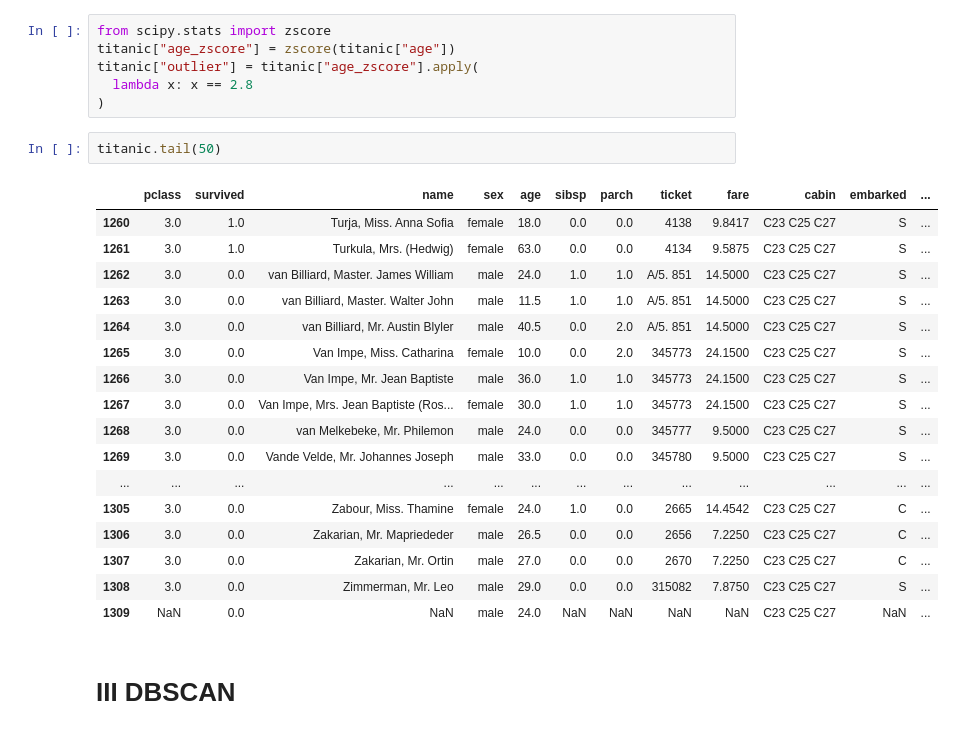
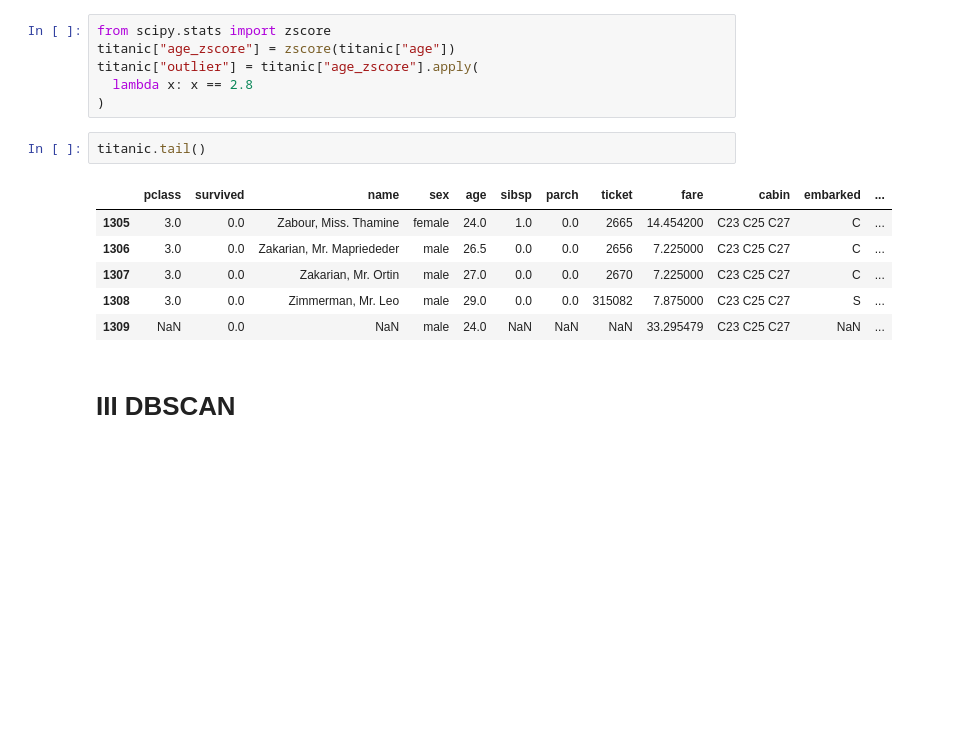
Before and after one commit to milosp-89/machine-learning-unl, a Jupyter notebook: anomaly-detection/adetection.ipynb, the cells around one changed output. Cells and saved outputs as stored; diff of their text form; blank space fills up the shorter version.

```diff
--- a/anomaly-detection/adetection.ipynb
+++ b/anomaly-detection/adetection.ipynb
@@ -162,25 +162,14 @@ titanic["outlier"] = titanic["age_zscore"].apply(
   lambda x: x == 2.8
 )
 # %%
-titanic.tail(50)
+titanic.tail()
 # %% [output]
 |  | pclass | survived | name | sex | age | sibsp | parch | ticket | fare | cabin | embarked | ... |
-| 1260 | 3.0 | 1.0 | Turja, Miss. Anna Sofia | female | 18.0 | 0.0 | 0.0 | 4138 | 9.8417 | C23 C25 C27 | S | ... |
-| 1261 | 3.0 | 1.0 | Turkula, Mrs. (Hedwig) | female | 63.0 | 0.0 | 0.0 | 4134 | 9.5875 | C23 C25 C27 | S | ... |
-| 1262 | 3.0 | 0.0 | van Billiard, Master. James William | male | 24.0 | 1.0 | 1.0 | A/5. 851 | 14.5000 | C23 C25 C27 | S | ... |
-| 1263 | 3.0 | 0.0 | van Billiard, Master. Walter John | male | 11.5 | 1.0 | 1.0 | A/5. 851 | 14.5000 | C23 C25 C27 | S | ... |
-| 1264 | 3.0 | 0.0 | van Billiard, Mr. Austin Blyler | male | 40.5 | 0.0 | 2.0 | A/5. 851 | 14.5000 | C23 C25 C27 | S | ... |
-| 1265 | 3.0 | 0.0 | Van Impe, Miss. Catharina | female | 10.0 | 0.0 | 2.0 | 345773 | 24.1500 | C23 C25 C27 | S | ... |
-| 1266 | 3.0 | 0.0 | Van Impe, Mr. Jean Baptiste | male | 36.0 | 1.0 | 1.0 | 345773 | 24.1500 | C23 C25 C27 | S | ... |
-| 1267 | 3.0 | 0.0 | Van Impe, Mrs. Jean Baptiste (Ros... | female | 30.0 | 1.0 | 1.0 | 345773 | 24.1500 | C23 C25 C27 | S | ... |
-| 1268 | 3.0 | 0.0 | van Melkebeke, Mr. Philemon | male | 24.0 | 0.0 | 0.0 | 345777 | 9.5000 | C23 C25 C27 | S | ... |
-| 1269 | 3.0 | 0.0 | Vande Velde, Mr. Johannes Joseph | male | 33.0 | 0.0 | 0.0 | 345780 | 9.5000 | C23 C25 C27 | S | ... |
-| ... | ... | ... | ... | ... | ... | ... | ... | ... | ... | ... | ... | ... |
-| 1305 | 3.0 | 0.0 | Zabour, Miss. Thamine | female | 24.0 | 1.0 | 0.0 | 2665 | 14.4542 | C23 C25 C27 | C | ... |
-| 1306 | 3.0 | 0.0 | Zakarian, Mr. Mapriededer | male | 26.5 | 0.0 | 0.0 | 2656 | 7.2250 | C23 C25 C27 | C | ... |
-| 1307 | 3.0 | 0.0 | Zakarian, Mr. Ortin | male | 27.0 | 0.0 | 0.0 | 2670 | 7.2250 | C23 C25 C27 | C | ... |
-| 1308 | 3.0 | 0.0 | Zimmerman, Mr. Leo | male | 29.0 | 0.0 | 0.0 | 315082 | 7.8750 | C23 C25 C27 | S | ... |
-| 1309 | NaN | 0.0 | NaN | male | 24.0 | NaN | NaN | NaN | NaN | C23 C25 C27 | NaN | ... |
+| 1305 | 3.0 | 0.0 | Zabour, Miss. Thamine | female | 24.0 | 1.0 | 0.0 | 2665 | 14.454200 | C23 C25 C27 | C | ... |
+| 1306 | 3.0 | 0.0 | Zakarian, Mr. Mapriededer | male | 26.5 | 0.0 | 0.0 | 2656 | 7.225000 | C23 C25 C27 | C | ... |
+| 1307 | 3.0 | 0.0 | Zakarian, Mr. Ortin | male | 27.0 | 0.0 | 0.0 | 2670 | 7.225000 | C23 C25 C27 | C | ... |
+| 1308 | 3.0 | 0.0 | Zimmerman, Mr. Leo | male | 29.0 | 0.0 | 0.0 | 315082 | 7.875000 | C23 C25 C27 | S | ... |
+| 1309 | NaN | 0.0 | NaN | male | 24.0 | NaN | NaN | NaN | 33.295479 | C23 C25 C27 | NaN | ... |
 # %% [markdown]
 # III DBSCAN
 # %%
```
